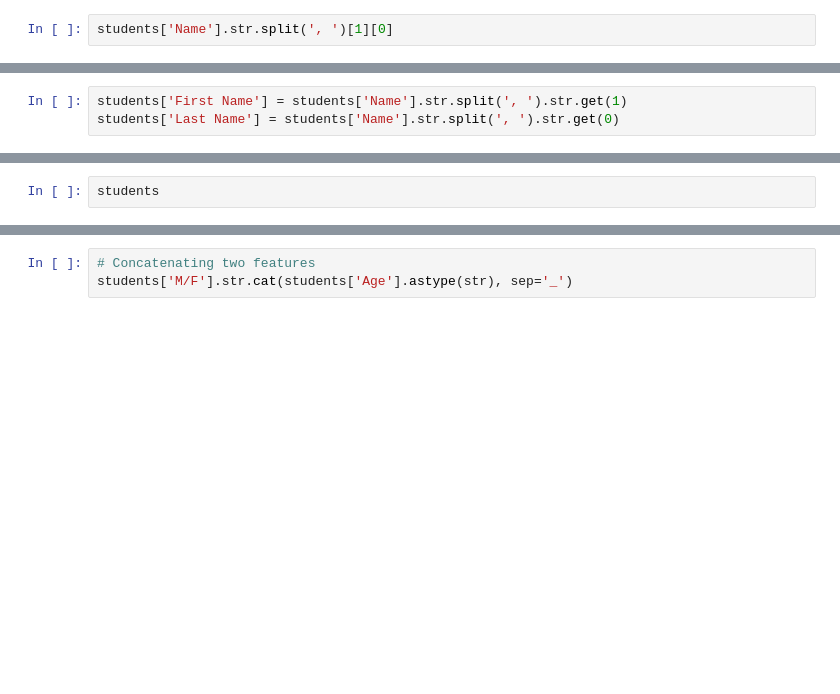
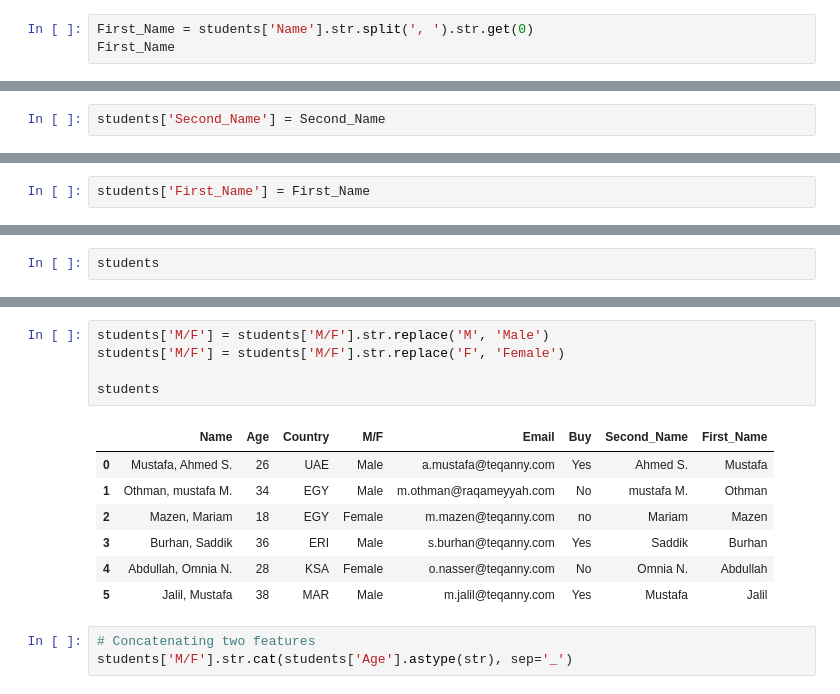
Before and after one commit to Eslamadelelkhouly/AI-projects, a Jupyter notebook: python for data analysis/s07a-data-cleaning-and-preparation.ipynb, the cells around one changed output, grey strips where cells are left out. Saved outputs shown, nothing was run; the diff lists cells and outputs as text; blank space fills up the shorter version.

```diff
--- a/python for data analysis/s07a-data-cleaning-and-preparation.ipynb
+++ b/python for data analysis/s07a-data-cleaning-and-preparation.ipynb
@@ -776,2 +821,3 @@ students['Name'].str.split(', ')
 # %%
-students['Name'].str.split(', ')[1][0]
+First_Name = students['Name'].str.split(', ').str.get(0)
+First_Name
@@ -784,3 +832,2 @@ students['Name'].str.split(', ').str.get(1)
-# %%
-students['First Name'] = students['Name'].str.split(', ').str.get(1)
-students['Last Name'] = students['Name'].str.split(', ').str.get(0)
+# %%
+students['Second_Name'] = Second_Name
@@ -787,2 +844,4 @@ students['Last Name'] = students['Name'].str.split(', ').str.get(0)
+# %%
+students['First_Name'] = First_Name
 # %%
 students
@@ -798,3 +868,16 @@ students[students.Country.str.match('EGY')]
+# %%
+students['M/F'] = students['M/F'].str.replace('M', 'Male')
+students['M/F'] = students['M/F'].str.replace('F', 'Female')
+
+students
+# %% [output]
+|  | Name | Age | Country | M/F | Email | Buy | Second_Name | First_Name |
+| 0 | Mustafa, Ahmed S. | 26 | UAE | Male | a.mustafa@teqanny.com | Yes | Ahmed S. | Mustafa |
+| 1 | Othman, mustafa M. | 34 | EGY | Male | m.othman@raqameyyah.com | No | mustafa M. | Othman |
+| 2 | Mazen, Mariam | 18 | EGY | Female | m.mazen@teqanny.com | no | Mariam | Mazen |
+| 3 | Burhan, Saddik | 36 | ERI | Male | s.burhan@teqanny.com | Yes | Saddik | Burhan |
+| 4 | Abdullah, Omnia N. | 28 | KSA | Female | o.nasser@teqanny.com | No | Omnia N. | Abdullah |
+| 5 | Jalil, Mustafa | 38 | MAR | Male | m.jalil@teqanny.com | Yes | Mustafa | Jalil |
 # %%
 # Concatenating two features
 students['M/F'].str.cat(students['Age'].astype(str), sep='_')
```
Also changed, not shown: parts of 22 cells of this notebook, 3 other files.
